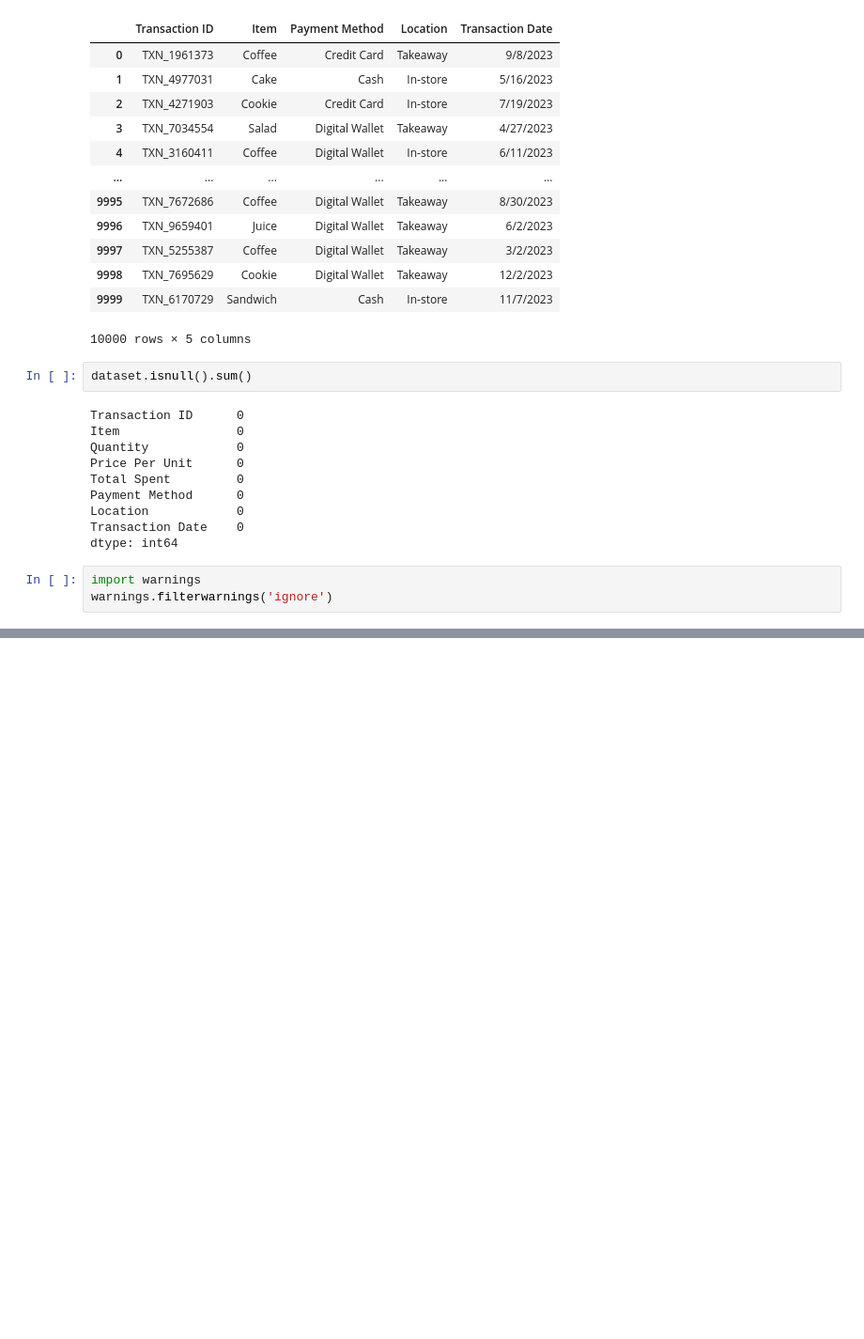
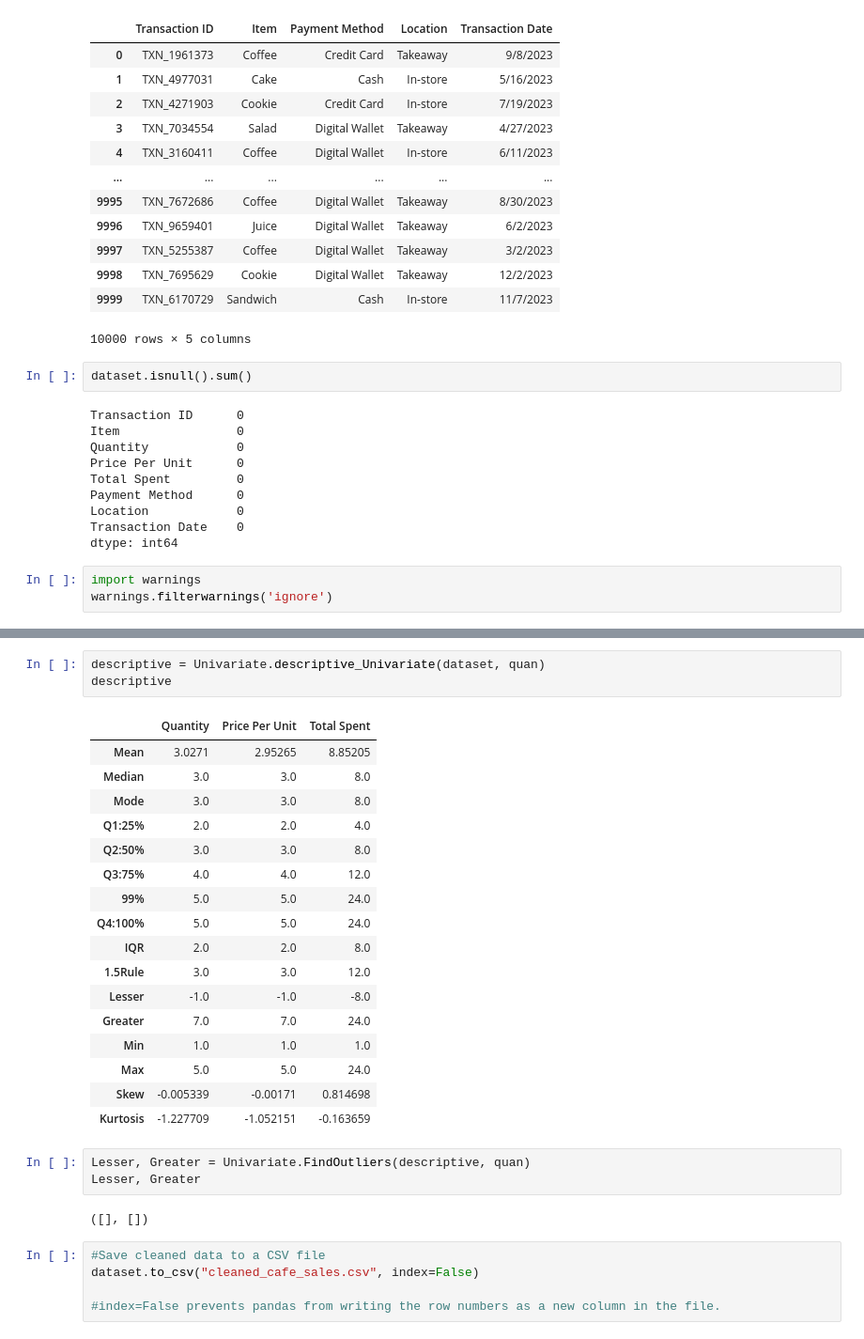
Before and after one commit to EKaviyasindhu/3.Data-Science, a Jupyter notebook: Univariate Analysis/3.Data Preprocessing/Assignment - Data Preprocessing/2.Data Preprocessing Assignment - Cafe Sales.ipynb, the cells around one changed output, grey strips where cells are left out. Shown at 94% size. Drawn from its saved outputs; the diff is of its cells as text; blank space fills up the shorter version.

```diff
--- a/Univariate Analysis/3.Data Preprocessing/Assignment - Data Preprocessing/2.Data Preprocessing Assignment - Cafe Sales.ipynb
+++ b/Univariate Analysis/3.Data Preprocessing/Assignment - Data Preprocessing/2.Data Preprocessing Assignment - Cafe Sales.ipynb
@@ -209,0 +206,31 @@ Lesser, Greater
+# %%
+descriptive = Univariate.descriptive_Univariate(dataset, quan)
+descriptive
+# %% [output]
+|  | Quantity | Price Per Unit | Total Spent |
+| Mean | 3.0271 | 2.95265 | 8.85205 |
+| Median | 3.0 | 3.0 | 8.0 |
+| Mode | 3.0 | 3.0 | 8.0 |
+| Q1:25% | 2.0 | 2.0 | 4.0 |
+| Q2:50% | 3.0 | 3.0 | 8.0 |
+| Q3:75% | 4.0 | 4.0 | 12.0 |
+| 99% | 5.0 | 5.0 | 24.0 |
+| Q4:100% | 5.0 | 5.0 | 24.0 |
+| IQR | 2.0 | 2.0 | 8.0 |
+| 1.5Rule | 3.0 | 3.0 | 12.0 |
+| Lesser | -1.0 | -1.0 | -8.0 |
+| Greater | 7.0 | 7.0 | 24.0 |
+| Min | 1.0 | 1.0 | 1.0 |
+| Max | 5.0 | 5.0 | 24.0 |
+| Skew | -0.005339 | -0.00171 | 0.814698 |
+| Kurtosis | -1.227709 | -1.052151 | -0.163659 |
+# %%
+Lesser, Greater = Univariate.FindOutliers(descriptive, quan)
+Lesser, Greater
+# %% [output]
+([], [])
+# %%
+#Save cleaned data to a CSV file
+dataset.to_csv("cleaned_cafe_sales.csv", index=False)
+
+#index=False prevents pandas from writing the row numbers as a new column in the file.
```
Also changed, not shown: parts of 7 cells of this notebook, 2 other files.
